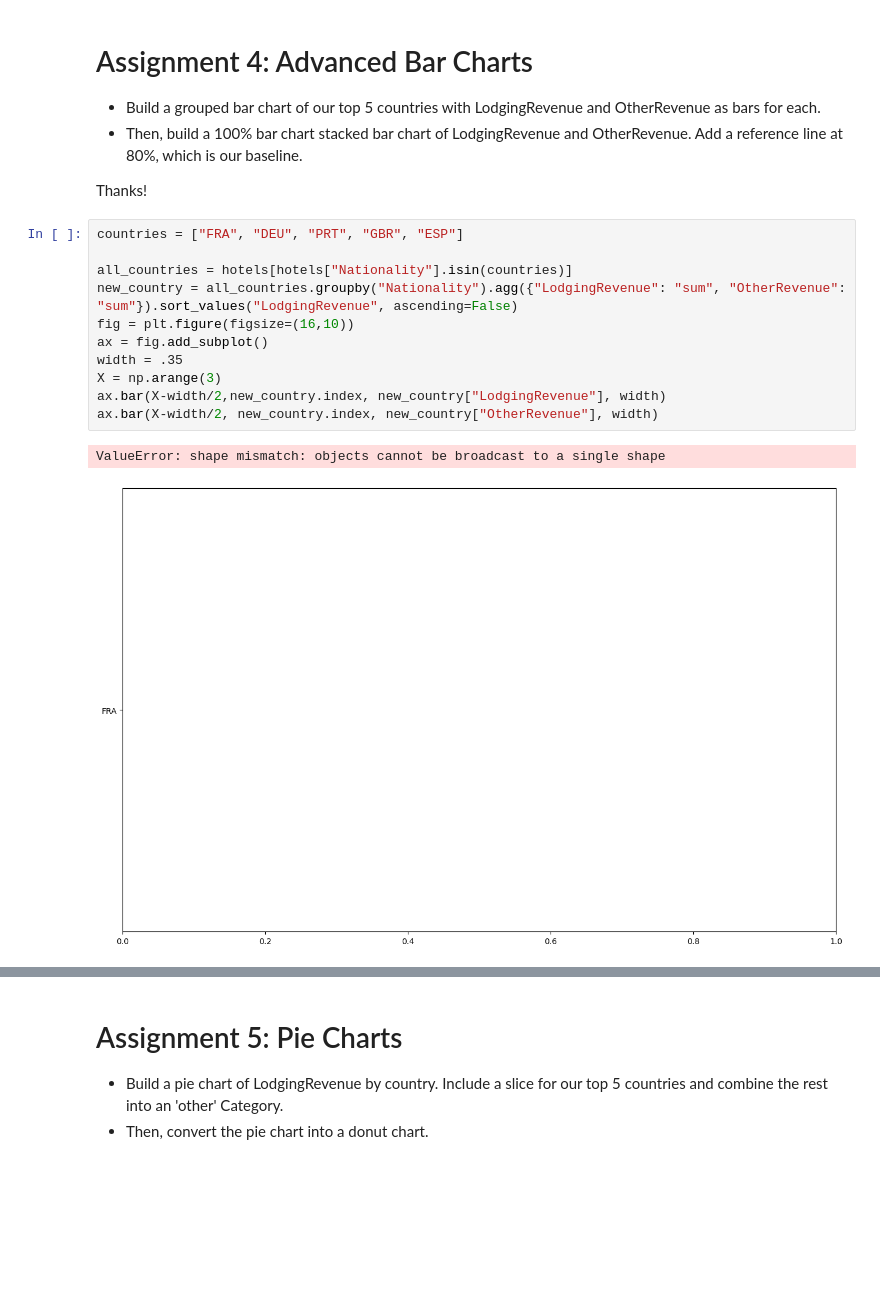
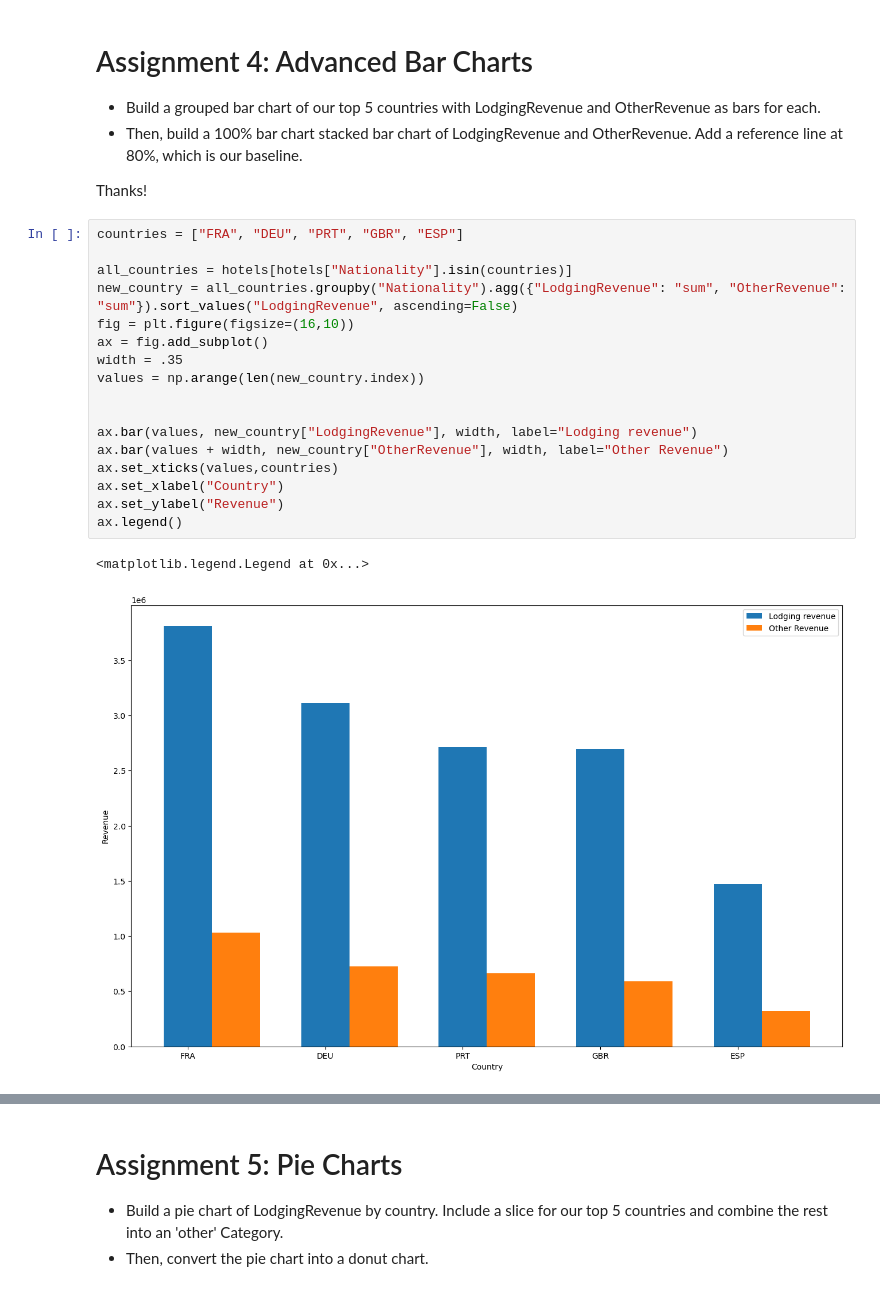
Before and after one commit to jimmy2156/Data-Visualation-with-Matplotlib---Seaborn, a Jupyter notebook: Course Assignment Notebooks/section02_assignments.ipynb, the cells around one changed output, grey strips where cells are left out. Cells and saved outputs as stored; diff of their text form; blank space fills up the shorter version.

```diff
--- a/Course Assignment Notebooks/section02_assignments.ipynb
+++ b/Course Assignment Notebooks/section02_assignments.ipynb
@@ -205,14 +205,20 @@ Thanks!
 # %%
 countries = ["FRA", "DEU", "PRT", "GBR", "ESP"]
 
 all_countries = hotels[hotels["Nationality"].isin(countries)]
 new_country = all_countries.groupby("Nationality").agg({"LodgingRevenue": "sum", "OtherRevenue": "sum"}).sort_values("LodgingRevenue", ascending=False)
 fig = plt.figure(figsize=(16,10))
 ax = fig.add_subplot()
 width = .35
-X = np.arange(3)
-ax.bar(X-width/2,new_country.index, new_country["LodgingRevenue"], width)
-ax.bar(X-width/2, new_country.index, new_country["OtherRevenue"], width)
+values = np.arange(len(new_country.index))
+
+
+ax.bar(values, new_country["LodgingRevenue"], width, label="Lodging revenue")
+ax.bar(values + width, new_country["OtherRevenue"], width, label="Other Revenue")
+ax.set_xticks(values,countries)
+ax.set_xlabel("Country")
+ax.set_ylabel("Revenue")
+ax.legend()
 # %% [output]
-ValueError: shape mismatch: objects cannot be broadcast to a single shape
+<matplotlib.legend.Legend at 0x...>
-[figure, old version]
+[figure, new version]
```
Also changed, not shown: parts of 5 cells of this notebook.
